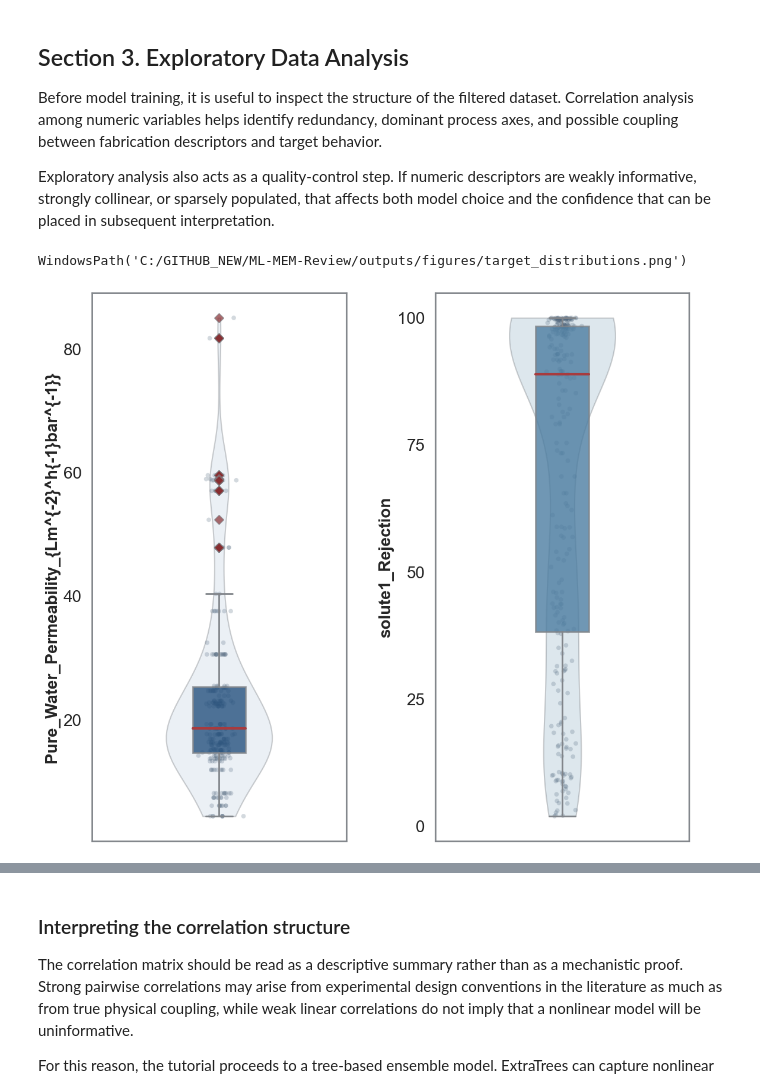
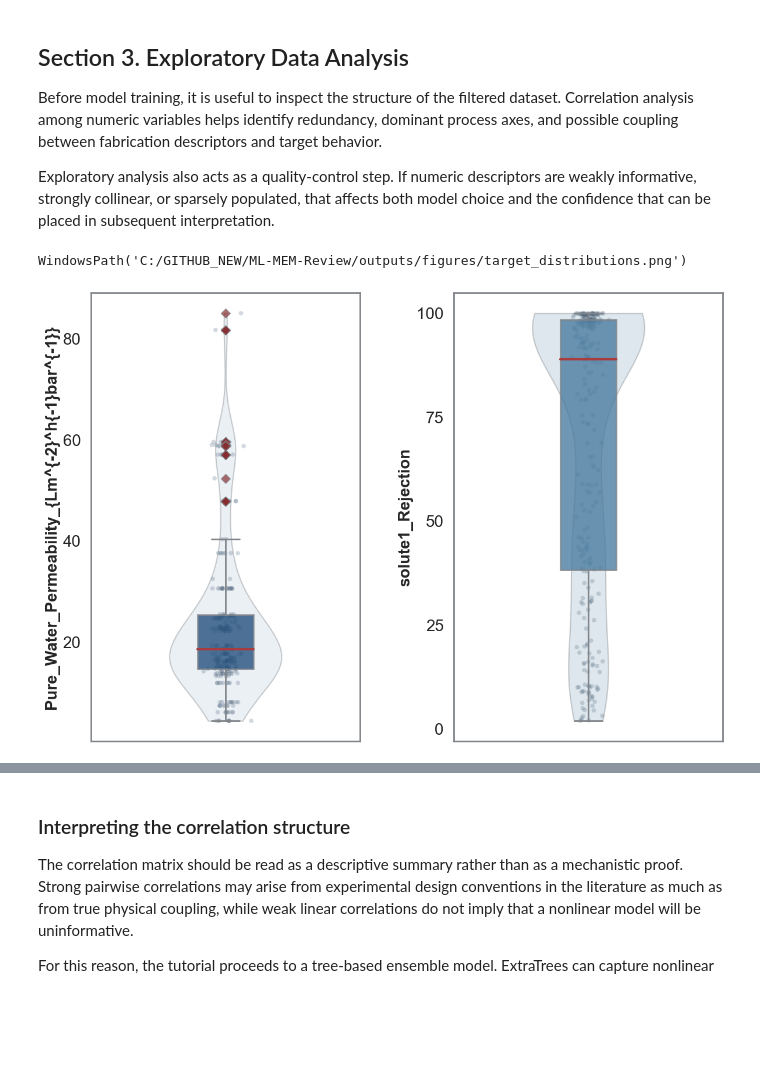
Before and after one commit to Oikiy/ML-MEM-Review, a Jupyter notebook: notebooks/Complete_notebook/Ml-MEM-Tut.ipynb, the cells around one changed output, grey strips where cells are left out. Drawn from its saved outputs; the diff is of its cells as text; code cells hidden in the pictures; blank space fills up the shorter version.

```diff
--- a/notebooks/Complete_notebook/Ml-MEM-Tut.ipynb
+++ b/notebooks/Complete_notebook/Ml-MEM-Tut.ipynb
@@ -49,7 +49,9 @@ custom_cmap = LinearSegmentedColormap.from_list(
 )
 FONT_SIZE = 20
 plt.rcParams["font.size"] = FONT_SIZE
-FIG_SIZE = (20, 16)
+
+# Global plotting size (used across all plotting calls in this notebook)
+FIG_SIZE = (14, 10)
 plt.rcParams["figure.figsize"] = FIG_SIZE
 
 # File paths — navigate two levels up from the notebook directory to reach the project root
@@ -363,14 +365,18 @@ Exploratory analysis also acts as a quality-control step. If numeric descriptors
 # %%
 from utl_eda import *
 from utl_fileIO import file_io
 
-fig, axes = plot_target_distributions(df_enriched_filtered, candidate_targets)
+fig, axes = plot_target_distributions(
+    df_enriched_filtered,
+    candidate_targets,
+    fig_size=FIG_SIZE,
+)
 
 figures_dir = os.path.join(PROJECT_ROOT, "outputs", "figures")
 file_io("save", "figure", figures_dir, "target_distributions.png", data=fig)
 # %% [output]
 WindowsPath('C:/GITHUB_NEW/ML-MEM-Review/outputs/figures/target_distributions.png')
-[figure, old version]
+[figure, new version]
 # %%
 # Compute and plot the Pearson correlation heatmap for the numeric features in the enriched dataframe, using different thresholds to focus on stronger correlations.
 
```
Also changed, not shown: parts of 6 cells of this notebook, 19 other files.
